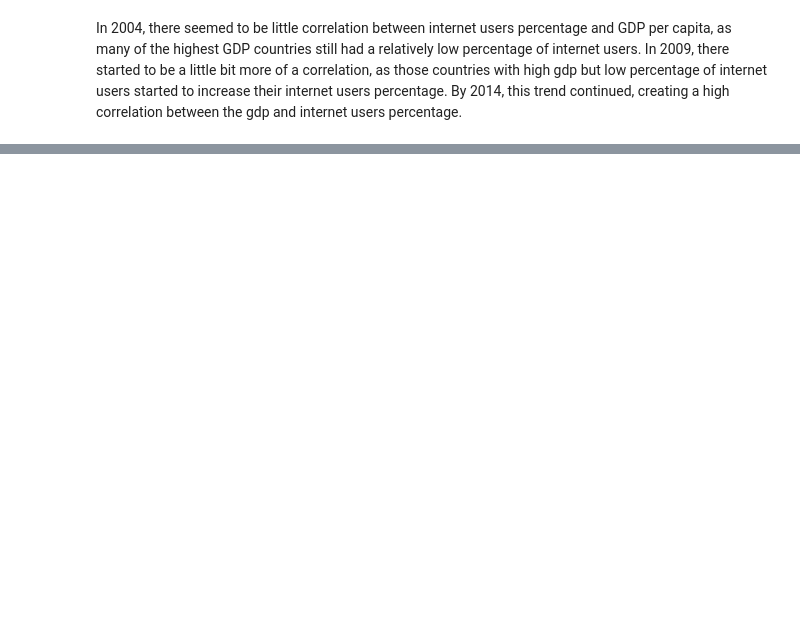
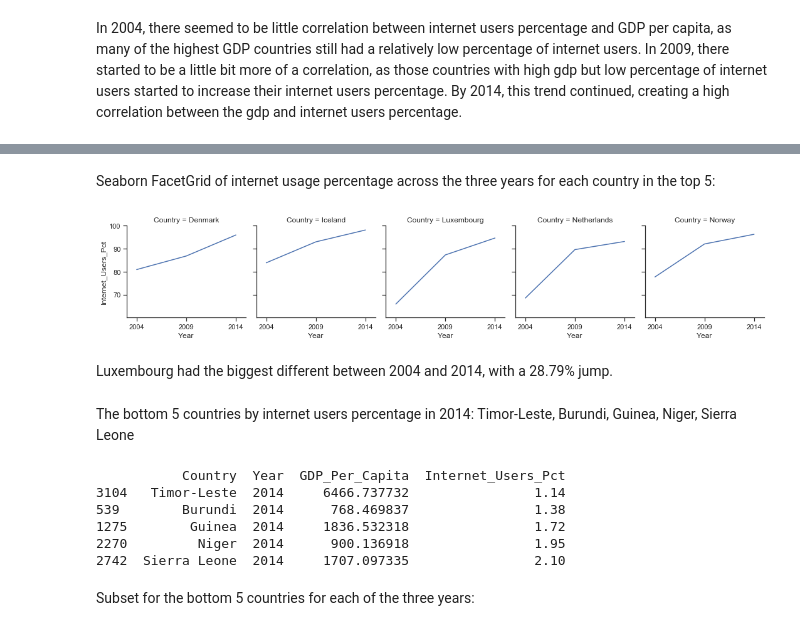
Before and after one commit to adamtsuch21/-gdp-and-internet-usage-adamtsuch21, a Jupyter notebook: notebooks/gdp_internet.ipynb, the cells around one changed output, grey strips where cells are left out. Cells and saved outputs as stored; diff of their text form; code cells hidden in the pictures; blank space fills up the shorter version.

```diff
--- a/notebooks/gdp_internet.ipynb
+++ b/notebooks/gdp_internet.ipynb
@@ -231,0 +358,2 @@ In 2004, there seemed to be little correlation between internet users percentage
+# %%
+top_5_internet = gdp_and_internet_subset[gdp_and_internet_subset["Country"].isin(["Iceland", "Norway", "Denmark", "Luxembourg", "Netherlands"])]
@@ -231,0 +379,22 @@ In 2004, there seemed to be little correlation between internet users percentage
+# %% [markdown]
+Seaborn FacetGrid of internet usage percentage across the three years for each country in the top 5:
+# %%
+g = sns.FacetGrid(top_5_internet, col="Country").set(xlim=(2003, 2015), ylim=(60, 100), xticks=[2004, 2009, 2014], yticks=[70, 80, 90, 100])
+g = g.map(plt.plot, "Year", "Internet_Users_Pct")
+# %% [output]
+[figure, added]
+# %% [markdown]
+Luxembourg had the biggest different between 2004 and 2014, with a 28.79% jump.
+# %% [markdown]
+The bottom 5 countries by internet users percentage in 2014: Timor-Leste, Burundi, Guinea, Niger, Sierra Leone
+# %%
+print(gdp_int_14.sort_values(by=["Internet_Users_Pct"]).head(5))
+# %% [output]
+           Country  Year  GDP_Per_Capita  Internet_Users_Pct
+3104   Timor-Leste  2014     6466.737732                1.14
+539        Burundi  2014      768.469837                1.38
+1275        Guinea  2014     1836.532318                1.72
+2270         Niger  2014      900.136918                1.95
+2742  Sierra Leone  2014     1707.097335                2.10
+# %% [markdown]
+Subset for the bottom 5 countries for each of the three years:
```
Also changed, not shown: parts of 68 cells of this notebook, 2 other files.
